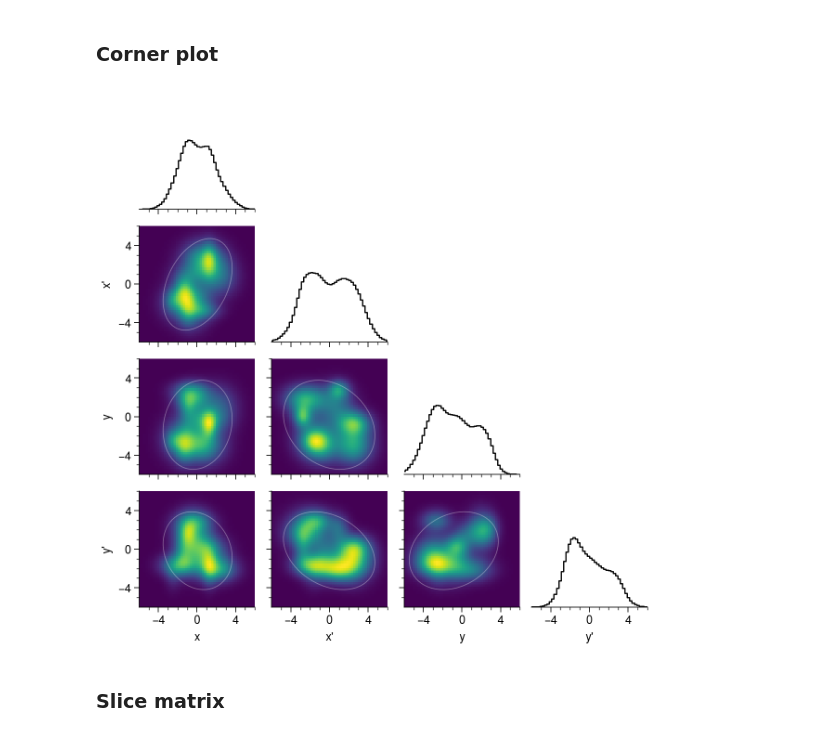
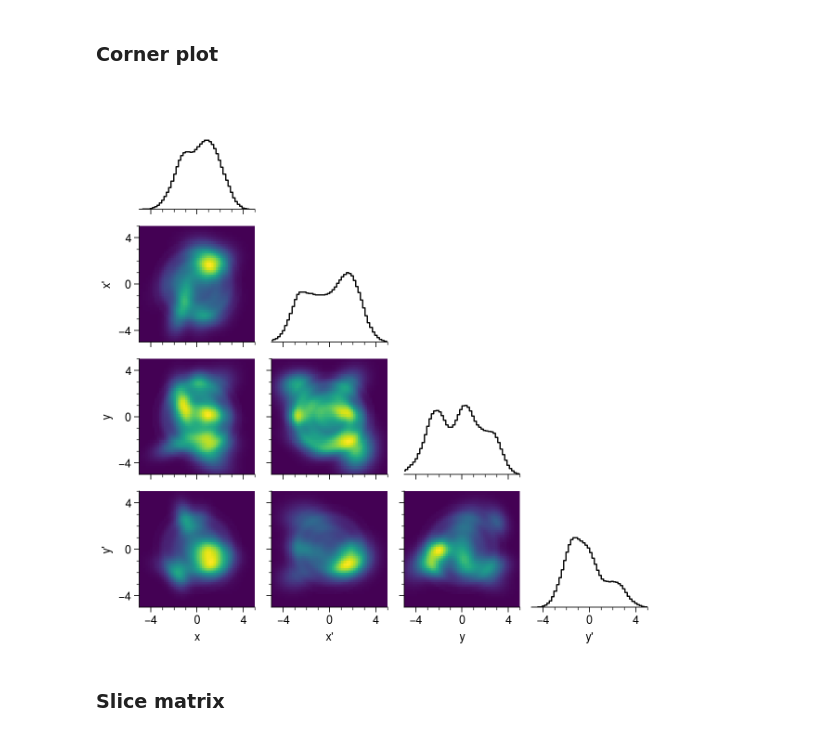
Before and after one commit to austin-hoover/ps-dist, a Jupyter notebook: examples/examples_image.ipynb, the cells around one changed output. Saved outputs shown, nothing was run; the diff lists cells and outputs as text; code cells hidden in the pictures.

```diff
--- a/examples/examples_image.ipynb
+++ b/examples/examples_image.ipynb
@@ -51,41 +53,51 @@ interactive(children=(Checkbox(value=False, description='log'), FloatSlider(valu
 # %% [markdown]
 ## ND image
 # %%
-res = 35
+res = 50
 n = 4
 dims = ["x", "x'", "y", "y'"]
+pairs = [(i, j) for i in range(n) for j in range(i)]
 
 shape = tuple(n * [res])
-xmax = 6.0
+xmax = 5.0
 coords = n * [np.linspace(-xmax, xmax, res)]
 COORDS = np.meshgrid(*coords, indexing='ij')
-R = np.sqrt(np.sum([C**2 for C in COORDS]))
-f = np.zeros(shape)
-for _ in range(12):
-    sig = state.uniform(0.5, 1.5, size=n)
+R = np.sqrt(np.sum([C**2 for C in COORDS], axis=0))
+
+# Start with gaussian * cosine
+f = 0.25 * np.exp(-0.5 * (R / 2.0)) * np.cos(3.0 * R)**2
+f[R > 4.0] = 0.0
+for _ in range(10):
+    # Generate a Gaussian distribution with random mean and std.
+    sig = state.uniform(0.5, 1.0, size=n)
     mu = state.uniform(-3.0, 3.0, size=n)
     argument = np.zeros(shape)
     for i in range(n):
         argument += ((COORDS[i] - mu[i]) / sig[i])**2
+    # Add random linear correlations.
+    for (i, j) in pairs:
+        r = state.uniform(-0.75, 0.75)
+        U = (COORDS[i] - mu[i]) / sig[i]
+        V = (COORDS[j] - mu[j]) / sig[j]
+        argument += r * U * V
     f += np.exp(-0.5 * argument)
-f += 1.0 * np.sin(COORDS[0] * COORDS[3]) * np.exp(-0.5 * R)
-f = (f - np.min(f)) + 0.0001 * np.max(f)
 f = f / np.max(f)
+f[f < 0.001] = 0.0
 # %% [markdown]
 ### Corner plot
 # %%
-axes = psp.corner(
+axs = psp.corner(
     data=f,
     coords=coords,
     diag_kind='step',
     prof=False,
     labels=dims,
-    rms_ellipse=True,
+    # rms_ellipse=True,
     rms_ellipse_kws=dict(color='white', alpha=0.35, level=2.0),
-    norm=None,
+    norm=None
 )
 # %% [output]
-[figure, old version]
+[figure, new version]
 # %% [markdown]
 ### Slice matrix
 # %%
```
Also changed, not shown: parts of 17 cells of this notebook.
